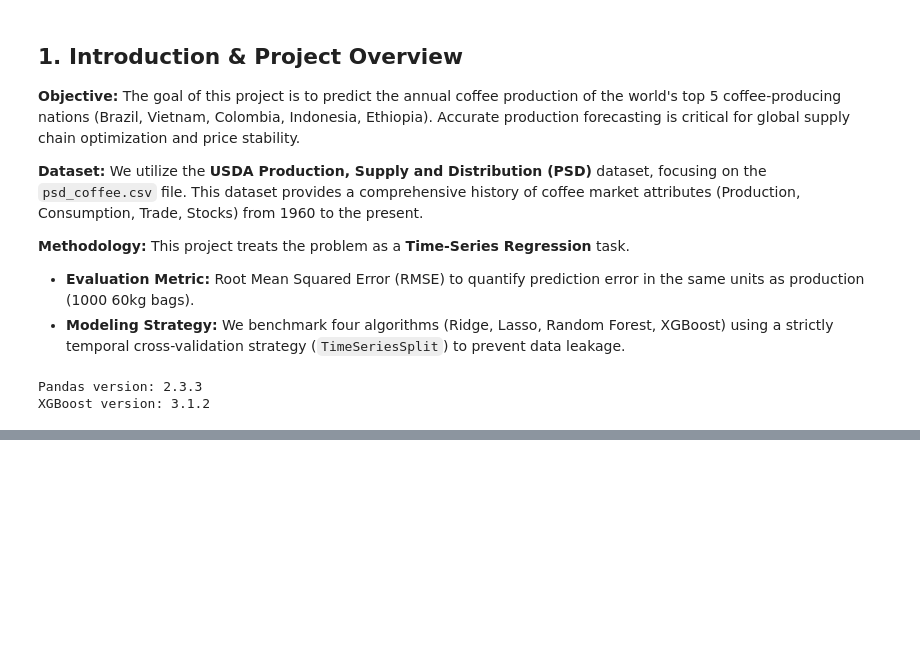
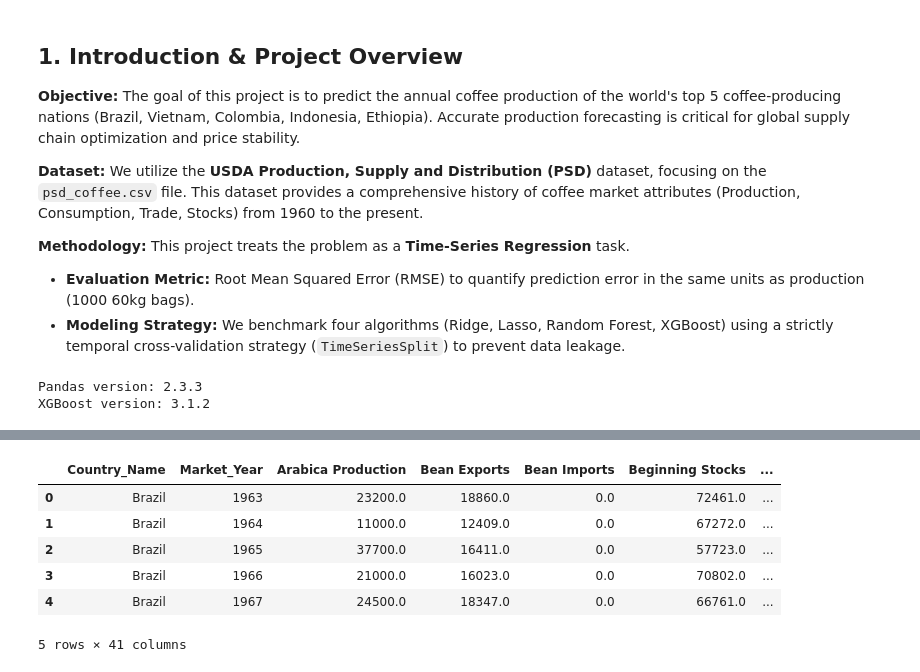
Before and after one commit to return2faye/coffee_or_tea, a Jupyter notebook: src/coffee_production_pipeline.ipynb, the cells around one changed output, grey strips where cells are left out. Saved outputs shown, nothing was run; the diff lists cells and outputs as text; code cells hidden in the pictures; blank space fills up the shorter version.

```diff
--- a/src/coffee_production_pipeline.ipynb
+++ b/src/coffee_production_pipeline.ipynb
@@ -50,0 +235,72 @@ XGBoost version: 3.1.2
+# %%
+# ==========================================
+# 5. Feature Engineering (Methods Section)
+# ==========================================
+
+print("--- Starting Feature Engineering ---")
+# Create a copy to avoid SettingWithCopy warnings
+df_eng = df_top5.copy()
+
+# 5.1 Domain Knowledge Feature: Stock-to-Use Ratio (STU)
+# Logic: (Ending Stocks) / (Domestic Consumption + Exports)
+# This measures supply tightness. Low STU -> High Price -> Higher Future Production.
+# Note: We calculate it for year 't', but we MUST lag it later to predict 't+1'.
+df_eng['Total_Use'] = df_eng['Domestic Consumption'] + df_eng['Exports']
+# Handle division by zero
+df_eng['STU_Ratio'] = df_eng.apply(
+    lambda row: row['Ending Stocks'] / row['Total_Use'] if row['Total_Use'] > 0 else 0,
+    axis=1
+)
+
+print("Created Domain Feature: Stock-to-Use (STU) Ratio")
+
+# 5.2 Lag Feature Generation (The Critical Fix for Time Series)
+# Rubric: "Describe data preprocessing... considerations went into each step"
+# Explanation: We cannot use Year t's Stocks to predict Year t's Production (Leakage).
+# We must use Year t-1, t-2, t-3 data to predict Year t.
+
+target = 'Production'
+# Features we want to use as predictors (History of...)
+features_to_lag = ['Production', 'Domestic Consumption', 'Exports', 'Imports', 'Ending Stocks', 'STU_Ratio']
+lags = [1, 2, 3] # Using history from 1, 2, and 3 years ago
+
+print(f"Generating Lag Features for: {features_to_lag}")
+
+for country in df_eng['Country_Name'].unique():
+    # We must group by country so lags don't spill over from Brazil to Vietnam
+    country_idx = df_eng['Country_Name'] == country
+
+    for feature in features_to_lag:
+        for lag in lags:
+            col_name = f"{feature}_Lag{lag}"
+            # Shift the data downwards
+            df_eng.loc[country_idx, col_name] = df_eng.loc[country_idx, feature].shift(lag)
+
+# 5.3 Handling Missing Values (Lecture 18/19)
+# Lagging creates NaNs in the first few years (e.g., 1960 has no 1959 data).
+# Since we have data from 1960-2024, dropping the first 3 years is statistically safer than imputation.
+before_drop = df_eng.shape[0]
+df_final = df_eng.dropna().reset_index(drop=True)
+dropped_rows = before_drop - df_final.shape[0]
+
+print(f"\nDropped {dropped_rows} rows due to Lag creation (first 3 years of each country).")
+print(f"Final Processed Data Shape: {df_final.shape}")
+
+# 5.4 Define Predictors (X) and Target (y)
+# CRITICAL: We only use columns with '_Lag' in their name for X.
+# This guarantees no data leakage.
+feature_cols = [c for c in df_final.columns if '_Lag' in c]
+X = df_final[feature_cols]
+y = df_final[target]
+groups = df_final['Country_Name'] # Useful if we want to do GroupKFold later
+
+print(f"\nPredictor Features (X): {len(feature_cols)} features")
+print(feature_cols[:5], "...") # Show first 5 features
+
+# Check for leakage: Ensure no current-year columns are in X
+assert 'Production' not in X.columns
+assert 'STU_Ratio' not in X.columns
+print("Data Leakage Check: PASSED")
+
+df_final.head()
+# %% [output]
@@ -50,0 +317,7 @@ XGBoost version: 3.1.2
+|  | Country_Name | Market_Year | Arabica Production | Bean Exports | Bean Imports | Beginning Stocks | ... |
+| 0 | Brazil | 1963 | 23200.0 | 18860.0 | 0.0 | 72461.0 | ... |
+| 1 | Brazil | 1964 | 11000.0 | 12409.0 | 0.0 | 67272.0 | ... |
+| 2 | Brazil | 1965 | 37700.0 | 16411.0 | 0.0 | 57723.0 | ... |
+| 3 | Brazil | 1966 | 21000.0 | 16023.0 | 0.0 | 70802.0 | ... |
+| 4 | Brazil | 1967 | 24500.0 | 18347.0 | 0.0 | 66761.0 | ... |
+5 rows × 41 columns
```
Also changed, not shown: parts of 6 cells of this notebook, 7 other files.
